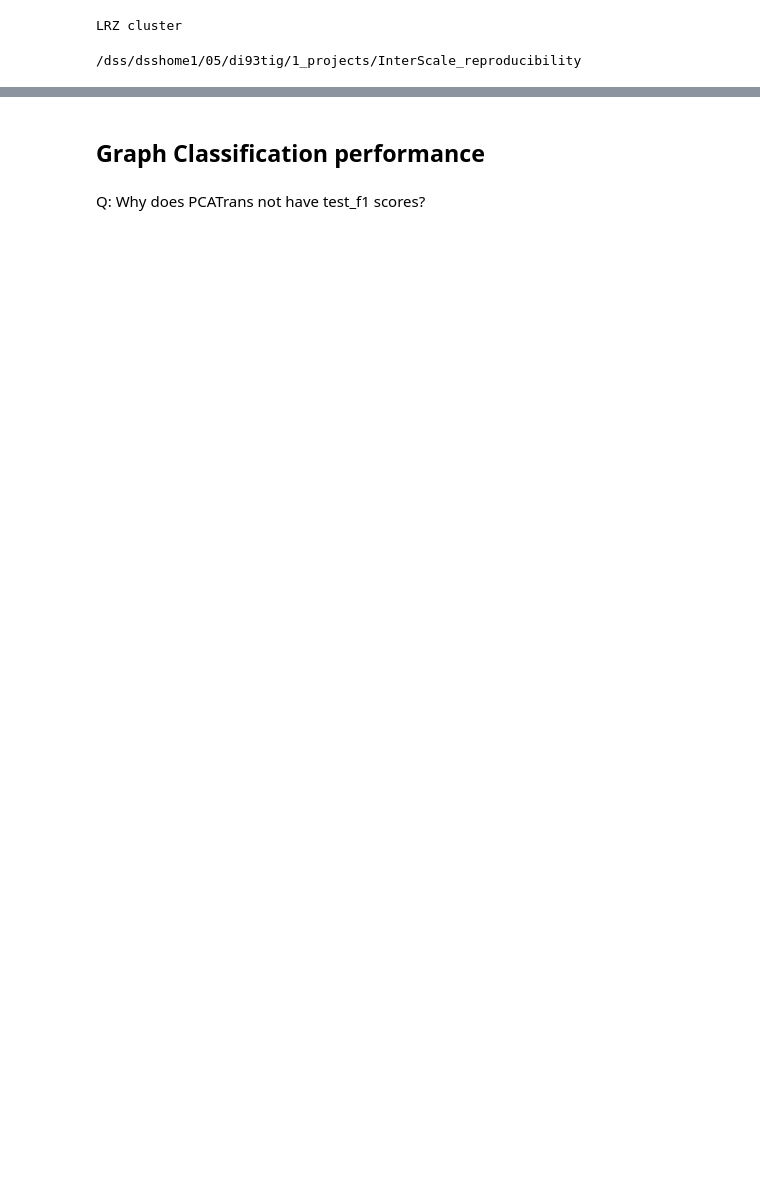
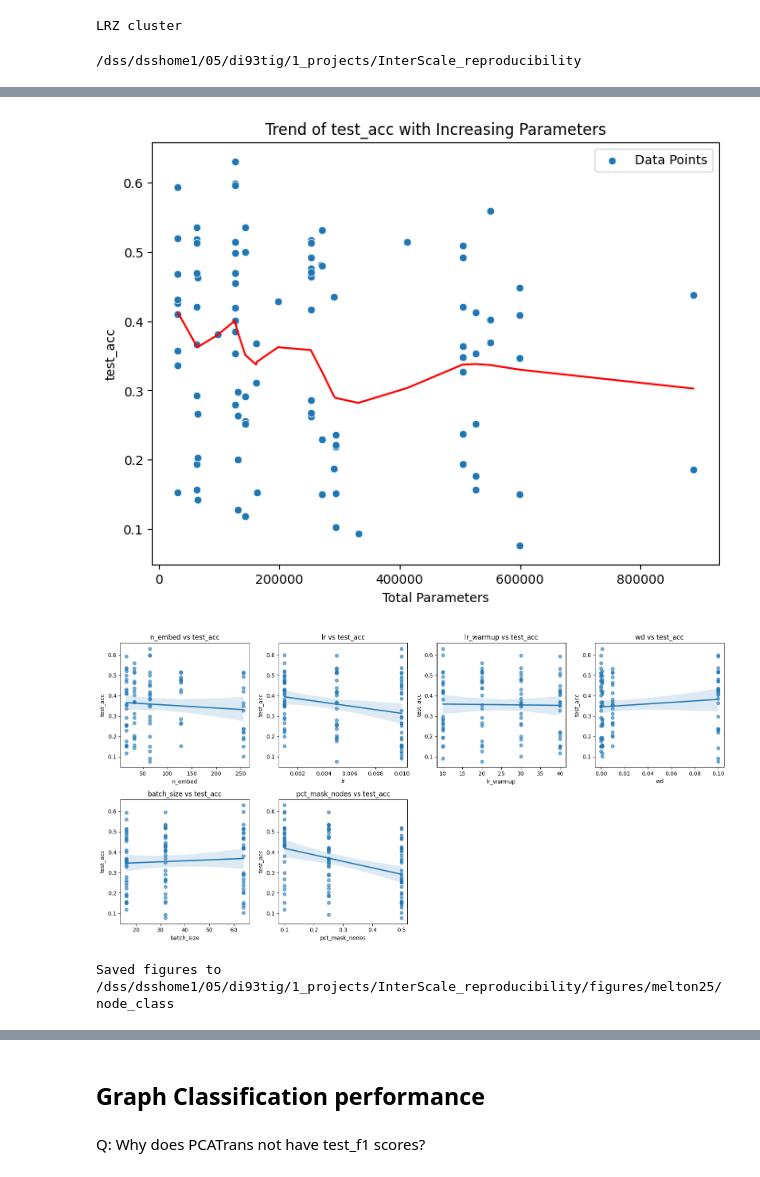
Before and after one commit to theislab/InterScale_reproducibility, a Jupyter notebook: notebooks/melton_jimenez_25/Node_class_performance.ipynb, the cells around one changed output, grey strips where cells are left out. Saved outputs shown, nothing was run; the diff lists cells and outputs as text; code cells hidden in the pictures; blank space fills up the shorter version.

```diff
--- a/notebooks/melton_jimenez_25/Node_class_performance.ipynb
+++ b/notebooks/melton_jimenez_25/Node_class_performance.ipynb
@@ -61,0 +93,2 @@ CELL_TYPE_COLORS = config["palettes"][DATA]
+# %%
+CLASSES = ['Alpha', 'Acinar', 'Beta', 'Ductal', 'Endocrine', 'Immune', 'Mast', 'Beta', 'Endothelial']
@@ -61,0 +97,8 @@ CELL_TYPE_COLORS = config["palettes"][DATA]
+# %%
+GNN_sweep = "tixesx9b"
+Dual_sweep = "d9lf50og"
+# %%
+SWEEP_GOAL = 'hyperparameter'
+# %%
+GNN_wandb = Wandb_evaluation("GCN", GNN_sweep, True, False, SWEEP_GOAL, CLASSES)
+Dual_wandb = Wandb_evaluation("InterScale", Dual_sweep, True, True, SWEEP_GOAL, CLASSES)
@@ -61,0 +115,6 @@ CELL_TYPE_COLORS = config["palettes"][DATA]
+# %%
+GNN_wandb.plot_parameter_space(metric = 'test_acc', relevant_params = GNN_wandb.hyperparameters, exclude_parameters = {"pct_mask_nodes":[0.0]}, save_path = f"{BASE_DIR_REPO}/InterScale_reproducibility/figures/{DATA}/node_class")
+# %% [output]
+[figure, added]
+[figure, added]
+Saved figures to /dss/dsshome1/05/di93tig/1_projects/InterScale_reproducibility/figures/melton25/node_class
```
Also changed, not shown: parts of 26 cells of this notebook, 13 other files.
